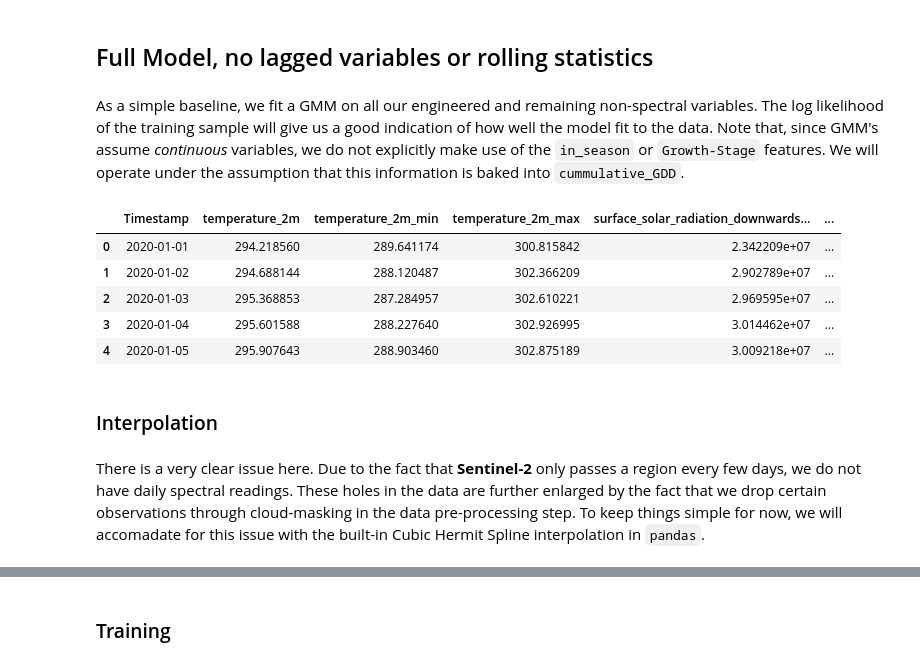
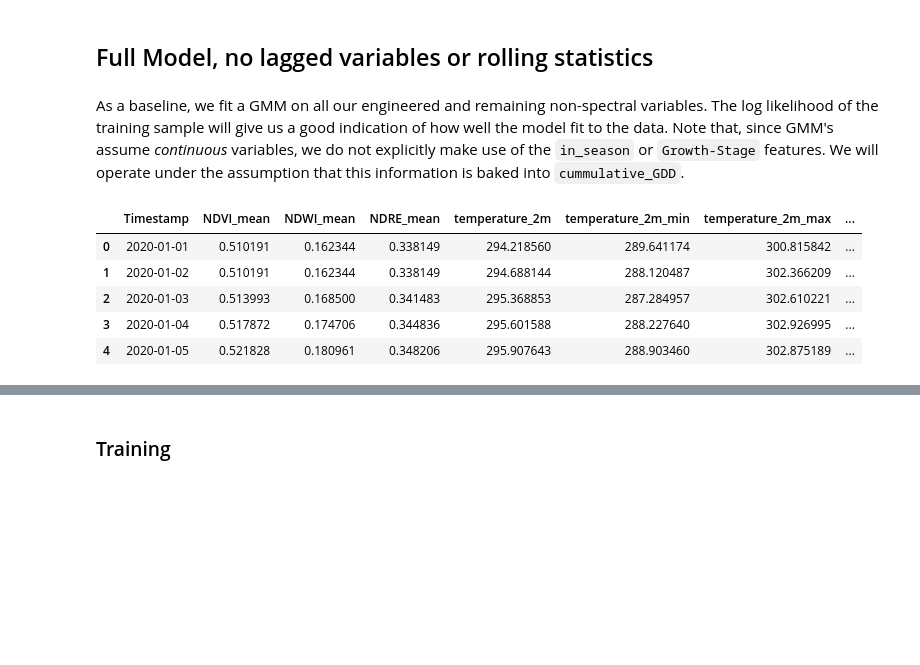
Before and after one commit to asembreek/fieldlens, a Jupyter notebook: notebooks/4. Gaussian Mixture Model.ipynb, the cells around one changed output, grey strips where cells are left out. Saved outputs shown, nothing was run; the diff lists cells and outputs as text; code cells hidden in the pictures; blank space fills up the shorter version.

Commit message:
Finish baseline GMM. Better structure in notebook.

```diff
--- a/notebooks/4. Gaussian Mixture Model.ipynb
+++ b/notebooks/4. Gaussian Mixture Model.ipynb
@@ -60,11 +58,16 @@ roll_lag_df["Timestamp"] = pd.to_datetime(roll_lag_df["Timestamp"])
 # Extract extreme drought years 2018, 2019
 
 def get_anomaly_df(df):
+    df = rem_2024_2025(df)
     mask = df["Timestamp"].dt.year.isin([2018, 2019])
     return df[~mask].copy(), df[mask].copy()
+
+def rem_2024_2025(df):
+    mask = df["Timestamp"].dt.year.isin([2024, 2025])
+    return df[~mask]
 # %%
 norm_ns_df, anom_ns_df = get_anomaly_df(non_spectral_df)
-norm_s_df, anom_s_df = get_anomaly_df(grouped_spectral_df[["Timestamp", "NDVI_mean", "NDWI_mean", "NDRE_mean"]])
+norm_s_df, anom_s_df = get_anomaly_df(grouped_spectral_df[["Timestamp", "NDVI_mean", "NDWI_mean", "NDRE_mean",]])
 
 norm_eng_ns_df, anom_eng_ns_df = get_anomaly_df(eng_non_spectral_df)
 norm_roll_lag_df, anom_roll_lag_df = get_anomaly_df(roll_lag_df)
@@ -70,0 +94,13 @@ norm_roll_lag_df, anom_roll_lag_df = get_anomaly_df(roll_lag_df)
+# %%
+def get_interpolated_df(spectral, timestamps):
+    spectral_columns = [
+        "NDVI_mean",
+        "NDWI_mean",
+        "NDRE_mean",
+    ]
+
+    df = spectral.merge(timestamps, on="Timestamp", how="right")
+    interpolated_df = df[["Timestamp"] + spectral_columns].copy()
+    interpolated_df[spectral_columns] = interpolated_df[spectral_columns].interpolate(method="pchip", limit_area="inside").bfill()
+
+    return interpolated_df.dropna()
@@ -70,0 +114,3 @@ norm_roll_lag_df, anom_roll_lag_df = get_anomaly_df(roll_lag_df)
+# %%
+norm_interpolated_df = get_interpolated_df(spectral=norm_s_df, timestamps=norm_ns_df["Timestamp"])
+norm_interpolated_df.head()
@@ -73,7 +151,7 @@ norm_roll_lag_df, anom_roll_lag_df = get_anomaly_df(roll_lag_df)
 # %% [markdown]
 ## Full Model, no lagged variables or rolling statistics
 # %% [markdown]
-As a simple baseline, we fit a GMM on all our engineered and remaining non-spectral variables. The log likelihood of the training sample will give us a good indication of how well the model fit to the data. Note that, since GMM's assume _continuous_ variables, we do not explicitly make use of the `in_season` or `Growth-Stage` features. We will operate under the assumption that this information is baked into `cummulative_GDD`.
+As a baseline, we fit a GMM on all our engineered and remaining non-spectral variables. The log likelihood of the training sample will give us a good indication of how well the model fit to the data. Note that, since GMM's assume _continuous_ variables, we do not explicitly make use of the `in_season` or `Growth-Stage` features. We will operate under the assumption that this information is baked into `cummulative_GDD`.
 # %%
 eng_features = [
     'Timestamp',
@@ -101,20 +179,17 @@ non_spectral_features = [
 ]
 # %%
 # Get normal data
-
 X_part1 = norm_eng_ns_df[eng_features]
 X_part2 = norm_ns_df[non_spectral_features]
 X_non_spectral_norm = pd.merge(X_part2, X_part1, on="Timestamp")
-X_norm = X_non_spectral_norm.merge(norm_s_df, on="Timestamp", how="left")
+
+# Merge with interpolated spectral dataframe
+X_norm = norm_interpolated_df.merge(X_non_spectral_norm, on="Timestamp", how="left")
 X_norm.head()
 # %% [output]
-|  | Timestamp | temperature_2m | temperature_2m_min | temperature_2m_max | surface_solar_radiation_downwards... | ... |
-| 0 | 2020-01-01 | 294.218560 | 289.641174 | 300.815842 | 2.342209e+07 | ... |
-| 1 | 2020-01-02 | 294.688144 | 288.120487 | 302.366209 | 2.902789e+07 | ... |
-| 2 | 2020-01-03 | 295.368853 | 287.284957 | 302.610221 | 2.969595e+07 | ... |
-| 3 | 2020-01-04 | 295.601588 | 288.227640 | 302.926995 | 3.014462e+07 | ... |
-| 4 | 2020-01-05 | 295.907643 | 288.903460 | 302.875189 | 3.009218e+07 | ... |
+|  | Timestamp | NDVI_mean | NDWI_mean | NDRE_mean | temperature_2m | temperature_2m_min | temperature_2m_max | ... |
+| 0 | 2020-01-01 | 0.510191 | 0.162344 | 0.338149 | 294.218560 | 289.641174 | 300.815842 | ... |
+| 1 | 2020-01-02 | 0.510191 | 0.162344 | 0.338149 | 294.688144 | 288.120487 | 302.366209 | ... |
+| 2 | 2020-01-03 | 0.513993 | 0.168500 | 0.341483 | 295.368853 | 287.284957 | 302.610221 | ... |
+| 3 | 2020-01-04 | 0.517872 | 0.174706 | 0.344836 | 295.601588 | 288.227640 | 302.926995 | ... |
+| 4 | 2020-01-05 | 0.521828 | 0.180961 | 0.348206 | 295.907643 | 288.903460 | 302.875189 | ... |
-# %% [markdown]
-### Interpolation
-# %% [markdown]
-There is a very clear issue here. Due to the fact that **Sentinel-2** only passes a region every few days, we do not have daily spectral readings. These holes in the data are further enlarged by the fact that we drop certain observations through cloud-masking in the data pre-processing step. To keep things simple for now, we will accomadate for this issue with the built-in Cubic Hermit Spline interpolation in `pandas`.
```
Also changed, not shown: parts of 26 cells of this notebook, 1 other file.
